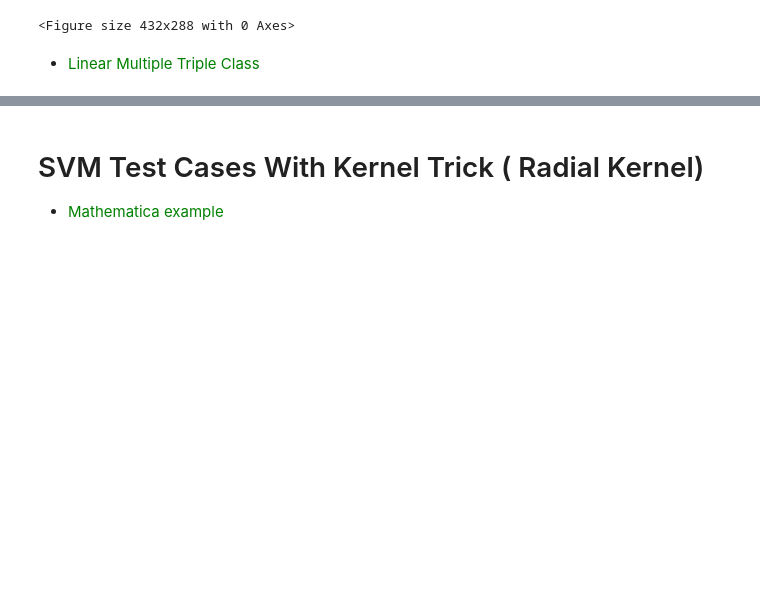
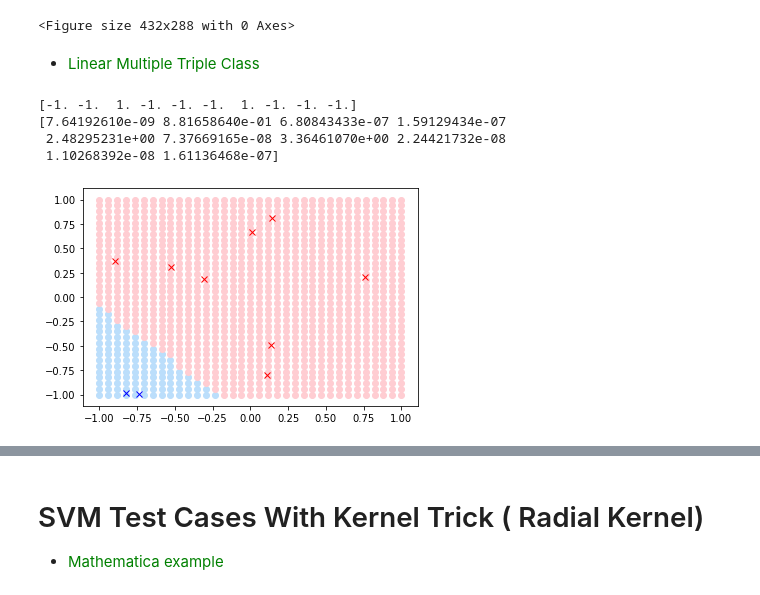
Before and after one commit to HadarakDev/ProjetAnnuel3IBD, a Jupyter notebook: projet/python/jupyter/testSvm.ipynb, the cells around one changed output, grey strips where cells are left out. Cells and saved outputs as stored; diff of their text form; code cells hidden in the pictures; blank space fills up the shorter version.

```diff
--- a/projet/python/jupyter/testSvm.ipynb
+++ b/projet/python/jupyter/testSvm.ipynb
@@ -121,5 +121,51 @@ plt.clf()
 <Figure size 432x288 with 0 Axes>
 # %% [markdown]
 - <font color=green>Linear Multiple Triple Class</font>
+# %%
+# Points Data
+Xnp = np.random.random((10, 2)) * 2.0 - 1.0
+Ynp = np.array([[1, 0, 0] if -p[0] - p[1] - 0.5 > 0 and p[1] < 0 and p[0] - p[1] - 0.5 < 0 else #A
+              [0, 1, 0] if -p[0] - p[1] - 0.5 < 0 and p[1] > 0 and p[0] - p[1] - 0.5 < 0 else #B
+              [0, 0, 1] if -p[0] - p[1] - 0.5 < 0 and p[1] < 0 and p[0] - p[1] - 0.5 > 0 else #C
+              [0, 0, 0] for p in Xnp])
+
+X = matrixToArray(Xnp.tolist())
+Y = matrixToArray(Ynp.tolist())
+
+
+pMatrixX = loadTestCase(myDll, X, Xnp.shape[0],  Xnp.shape[1], 0)
+
+# //////// Train A
+Y1 = [ 1 if y == [1, 0, 0] else -1 for y in Ynp.tolist()]
+Y1 = np.array(Y1, dtype=float)
+
+print(Y1)
+
+pMatrixY1 = loadTestCase(myDll, Y1, Y1.shape[0], 1, 0)
+bigMatrix1 = getBigMatrix(Xnp, Y1)
+alpha1 = getAlpha(bigMatrix1, Y1)
+
+print(alpha1)
+
+# Get Alphas as eigen::vector
+alphaVector1 = datasetToVector(myDll,alpha1, 0)
+WVector1 = fitSvm(myDll, pMatrixX, pMatrixY1, alphaVector1)
+
+X1 = np.linspace(-1, 1, 35)
+X2 = np.linspace(-1, 1, 35)
+
+displaySVMClassifResult2D(myDll, WVector1, X1, X2)
+
+#displaySVMClassifResult2DTripleClass(myDll, WVector1, WVector2, WVector3, X1, X2)
+
+# Display data points
+
+plot_dataset(Xnp, Y1)
+# %% [output]
+[-1. -1.  1. -1. -1. -1.  1. -1. -1. -1.]
+[7.64192610e-09 8.81658640e-01 6.80843433e-07 1.59129434e-07
+ 2.48295231e+00 7.37669165e-08 3.36461070e+00 2.24421732e-08
+ 1.10268392e-08 1.61136468e-07]
+[figure, added]
 # %%
 # Points Data
```
Also changed, not shown: parts of 2 cells of this notebook, 1 other file.
